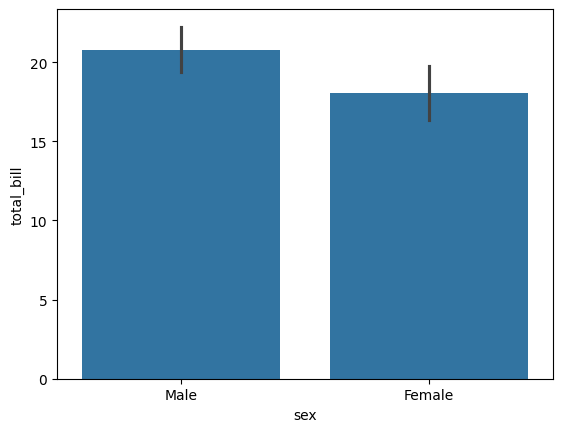
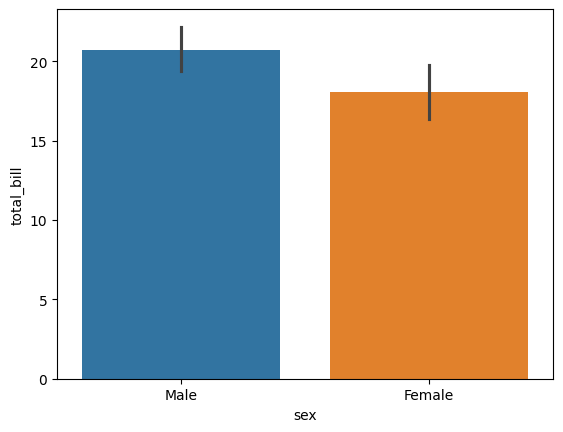
The notebook cell's code change between the first figure and the second:
--- before
+++ after
@@ -1 +1 @@
-sns.barplot(x= 'sex',y='total_bill',data=tips)
+sns.barplot(x= 'sex',y='total_bill',data=tips, hue = "sex")

Commit: Add files via upload